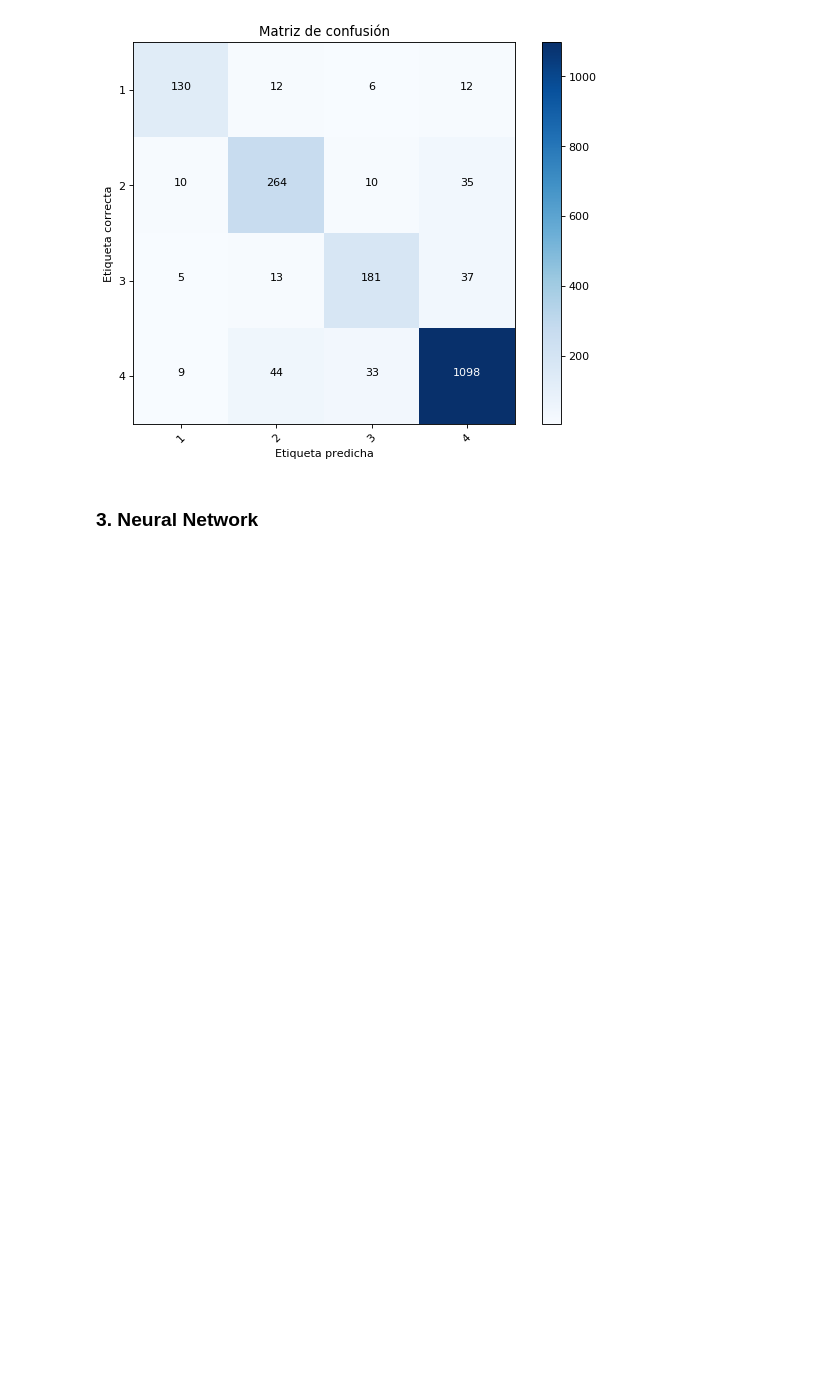
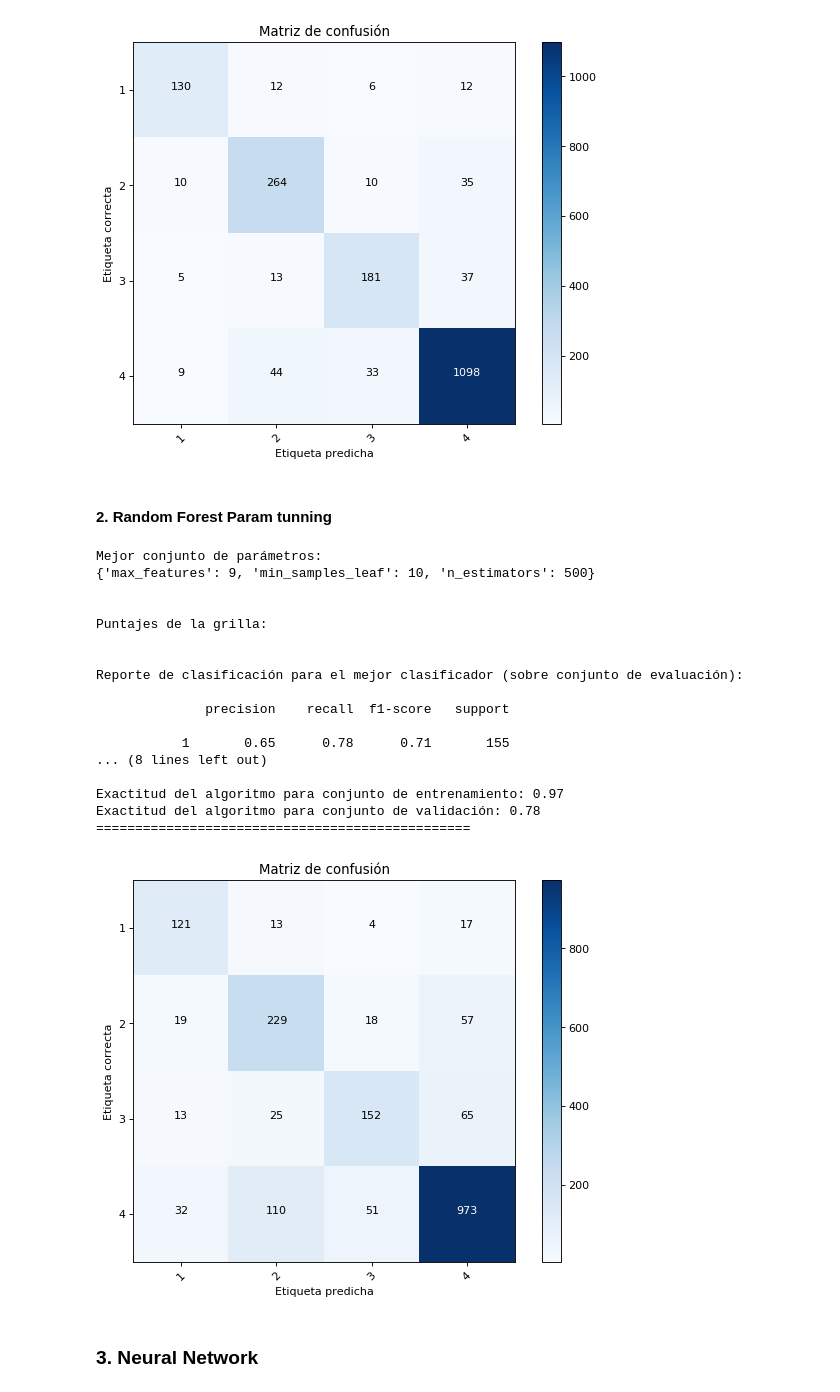
Before and after one commit to solujan/DiploDatos2019, a Jupyter notebook: ProyectoPobrezaCostaRica/4- Pobreza en Costa Rica - Aprendizaje Supervisado.ipynb, the cells around one changed output. Cells and saved outputs as stored; diff of their text form; code cells hidden in the pictures; blank space fills up the shorter version.

Commit message:
random forest grid search

```diff
--- a/ProyectoPobrezaCostaRica/4- Pobreza en Costa Rica - Aprendizaje Supervisado.ipynb
+++ b/ProyectoPobrezaCostaRica/4- Pobreza en Costa Rica - Aprendizaje Supervisado.ipynb
@@ -1506,6 +1506,81 @@ weighted avg       0.88      0.88      0.88      1899
 Accuracy: 0.8810
 ================================================
 [figure]
+# %% [markdown]
+#### 2. Random Forest Param tunning
+# %%
+exploring_params = {
+    'max_features': np.arange(5, 10),
+    'n_estimators': [500],
+    'min_samples_leaf': [10, 50, 100, 200, 500]
+}
+
+m = RandomForestClassifier(random_state=2)
+n_cross_val = 5
+scoring = 'roc_auc'
+model = GridSearchCV(m, exploring_params, cv=n_cross_val, n_jobs=-1)
+
+model.fit(X_train, y_train)
+
+print("Mejor conjunto de parámetros:")
+print(model.best_params_, end="\n\n")
+print()
+print("Puntajes de la grilla:", end="\n\n")
+means = model.cv_results_['mean_test_score']
+stds = model.cv_results_['std_test_score']
+print()
+print(
+    "Reporte de clasificación para el mejor clasificador (sobre conjunto de evaluación):",
+    end="\n\n")
+y_true, y_pred = y_test, model.predict(X_test)
+print(classification_report(y_true, y_pred), end="\n\n")
+y_pred_train = model.predict(X_train)
+accuracy_train = accuracy_score(y_train, y_pred_train)
+
+print("Exactitud del algoritmo para conjunto de entrenamiento: %.2f" %
+      accuracy_train)
+
+y_pred_test = model.predict(X_test)
+accuracy_test = accuracy_score(y_test, y_pred_test)
+
+print("Exactitud del algoritmo para conjunto de validación: %.2f" %
+      accuracy_test)
+
+print("================================================", end="\n\n")
+save_mlflow("RandomForestClassifier", model,
+            classification_report(y_test, y_pred_test, output_dict=True),
+            model.best_params_, {
+                "dataset": "individual",
+                "sampling": "adasyn"
+            }, accuracy_train, accuracy_test)
+
+plt.figure(figsize=(14, 10), dpi=80, facecolor='w', edgecolor='k')
+
+plt.subplot(2, 2, 1)
+plot_confusion_matrix(confusion_matrix(y_test, y_pred_test),
+                      classes=[1, 2, 3, 4],
+                      title='Matriz de confusión')
+plt.autoscale()
+plt.show()
+# %% [output]
+Mejor conjunto de parámetros:
+{'max_features': 9, 'min_samples_leaf': 10, 'n_estimators': 500}
+
+
+Puntajes de la grilla:
+
+
+Reporte de clasificación para el mejor clasificador (sobre conjunto de evaluación):
+
+              precision    recall  f1-score   support
+
+           1       0.65      0.78      0.71       155
+... (8 lines left out)
+
+Exactitud del algoritmo para conjunto de entrenamiento: 0.97
+Exactitud del algoritmo para conjunto de validación: 0.78
+================================================
+[figure, added]
 # %% [markdown]
 ### 3. Neural Network
 # %% [markdown]
```
Also changed, not shown: parts of 1 cell of this notebook, 16 other files.
